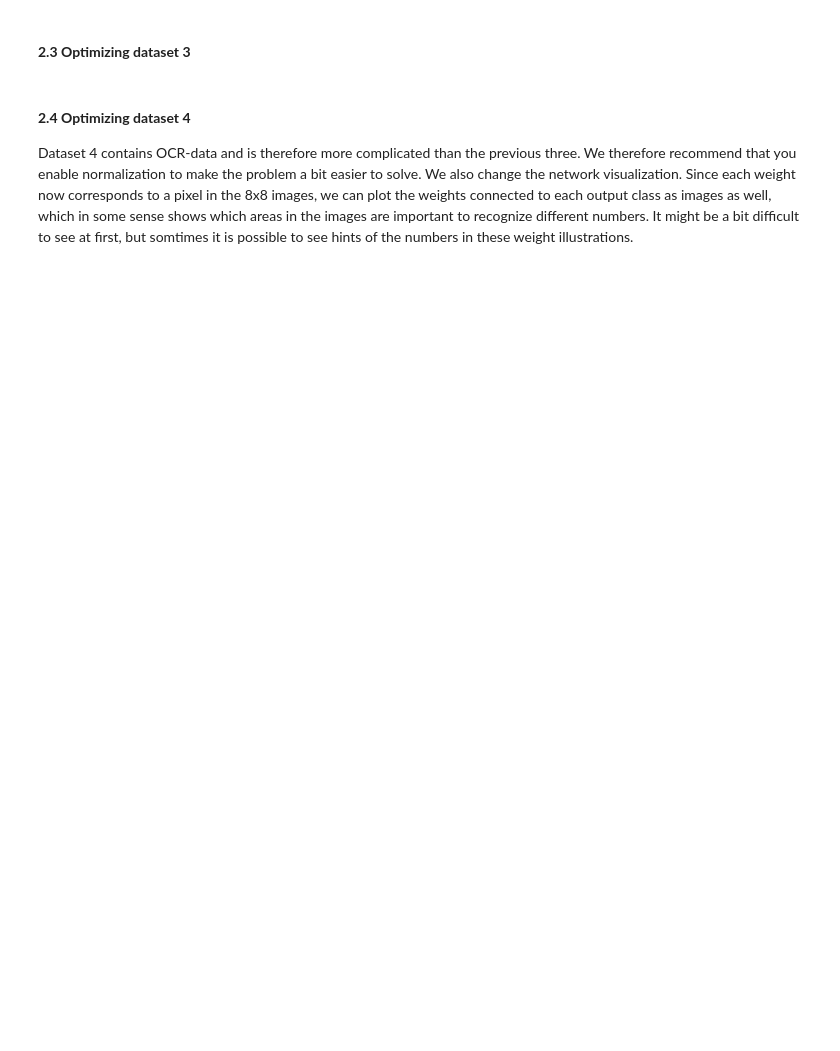
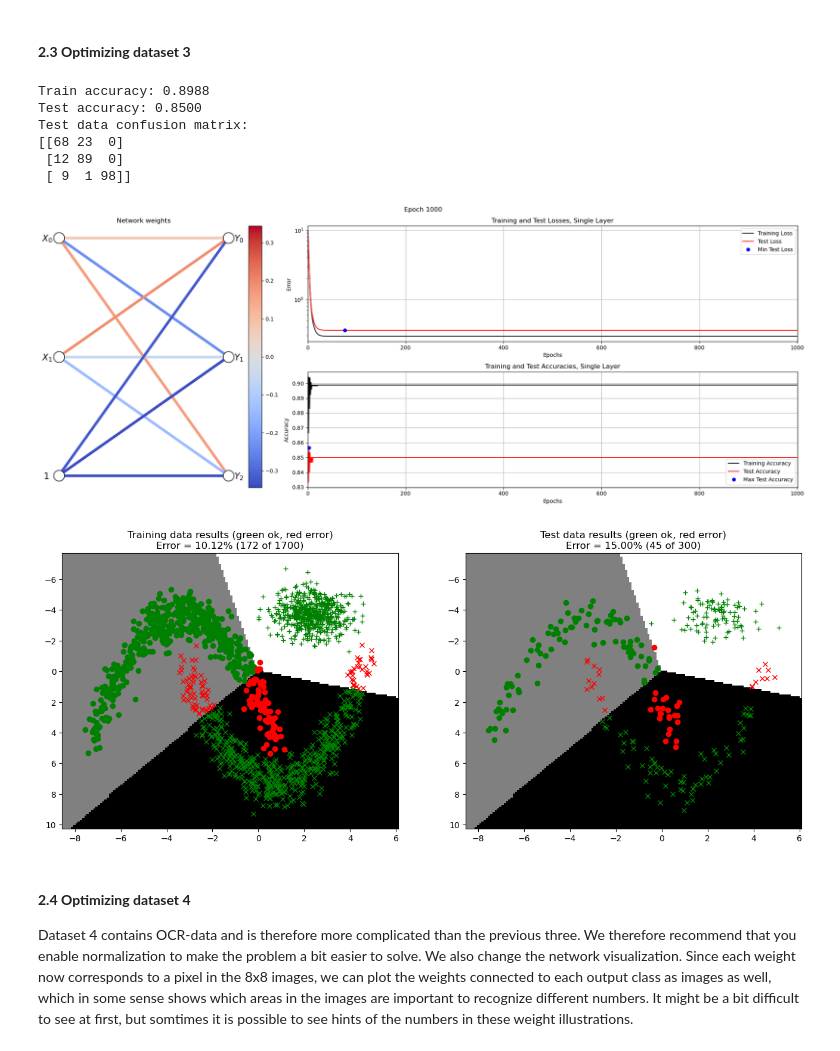
Before and after one commit to mfroeh/TBMI26, a Jupyter notebook: A1_Supervised/main2_SingleLayer.ipynb, the cells around one changed output. Saved outputs shown, nothing was run; the diff lists cells and outputs as text; code cells hidden in the pictures; blank space fills up the shorter version.

```diff
--- a/A1_Supervised/main2_SingleLayer.ipynb
+++ b/A1_Supervised/main2_SingleLayer.ipynb
@@ -431,17 +469,26 @@ trainSingleLayerOnDataset(2, 0.15, W0, B0, params)
 # %%
 # --------------------------------------------
 # === Your code here =========================
 # --------------------------------------------
-nInputs  = ???
-nClasses = ???
+nInputs  = 2
+nClasses = 3
 
-W0 = ???
-B0 = ???
+W0 = np.ones((nInputs, nClasses))
+B0 = np.ones((1, nClasses))
 
-params = {"epochs": ???, "learningRate": ???, "normalize": False, "useTanOutput": False}
+params = {"epochs": 1000, "learningRate": 0.05, "normalize": False, "useTanOutput": False}
 # ============================================
 
 trainSingleLayerOnDataset(3, 0.15, W0, B0, params)
+# %% [output]
+Train accuracy: 0.8988
+Test accuracy: 0.8500
+Test data confusion matrix:
+[[68 23  0]
+ [12 89  0]
+ [ 9  1 98]]
+[figure, added]
+[figure, added]
 # %% [markdown]
 #### **2.4 Optimizing dataset 4**
 
```
Also changed, not shown: parts of 10 cells of this notebook.
